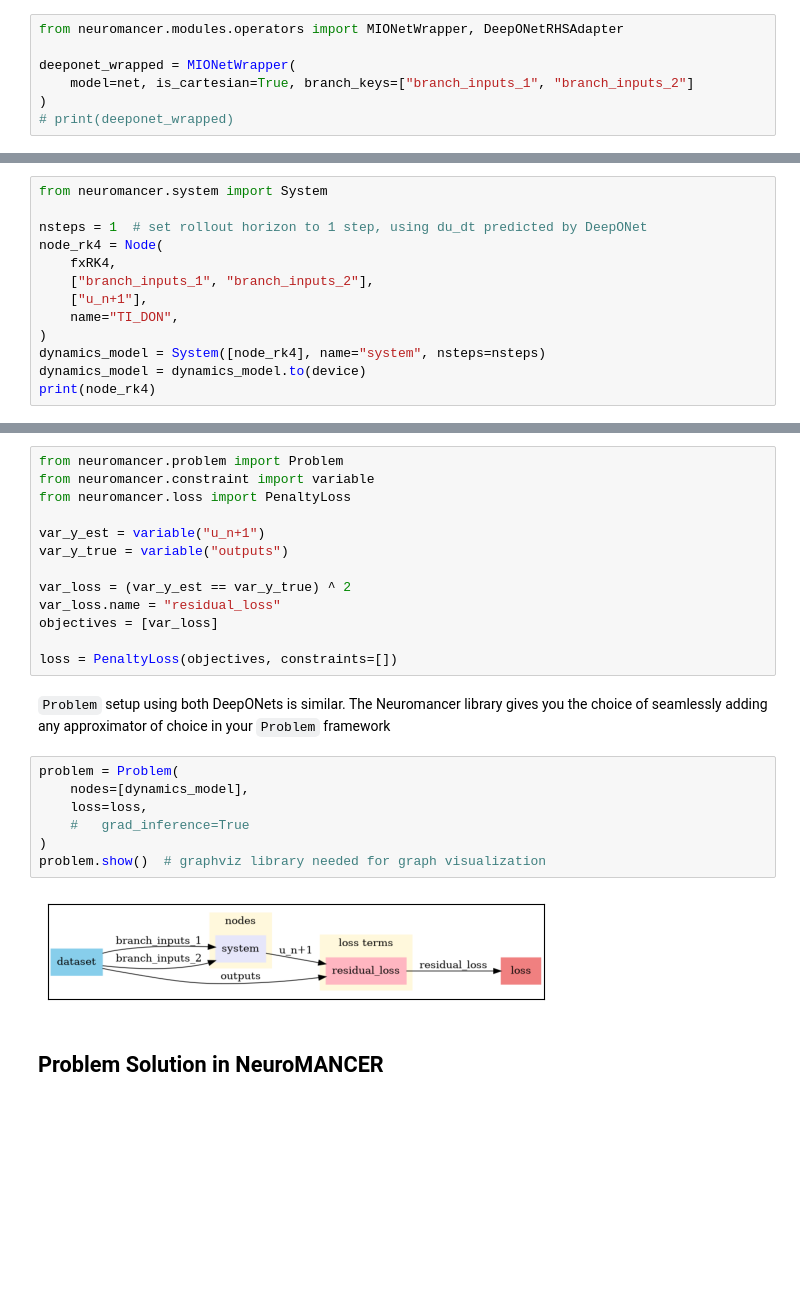
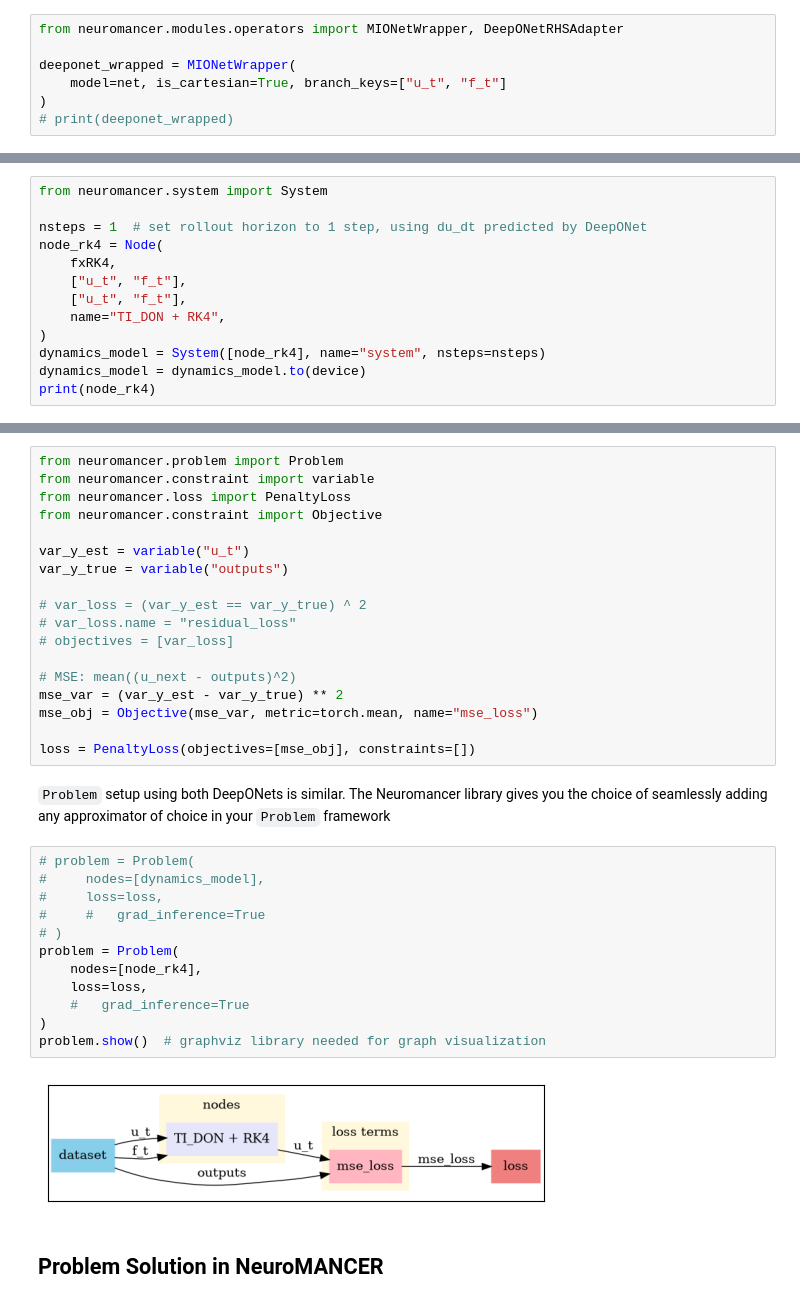
Before and after one commit to EladMichael/neuromancer, a Jupyter notebook: examples/neural_operators/Part_8_TIDON_HEAT.ipynb, the cells around one changed output, grey strips where cells are left out. Cells and saved outputs as stored; diff of their text form; blank space fills up the shorter version.

```diff
--- a/examples/neural_operators/Part_8_TIDON_HEAT.ipynb
+++ b/examples/neural_operators/Part_8_TIDON_HEAT.ipynb
@@ -247,7 +246,7 @@ A wrapper is needed for the DictDataset format to work with DeepXDE models.
 from neuromancer.modules.operators import MIONetWrapper, DeepONetRHSAdapter
 
 deeponet_wrapped = MIONetWrapper(
-    model=net, is_cartesian=True, branch_keys=["branch_inputs_1", "branch_inputs_2"]
+    model=net, is_cartesian=True, branch_keys=["u_t", "f_t"]
 )
 # print(deeponet_wrapped)
 # %%
@@ -386,9 +414,9 @@ from neuromancer.system import System
 nsteps = 1  # set rollout horizon to 1 step, using du_dt predicted by DeepONet
 node_rk4 = Node(
     fxRK4,
-    ["branch_inputs_1", "branch_inputs_2"],
-    ["u_n+1"],
-    name="TI_DON",
+    ["u_t", "f_t"],
+    ["u_t", "f_t"],
+    name="TI_DON + RK4",
 )
 dynamics_model = System([node_rk4], name="system", nsteps=nsteps)
 dynamics_model = dynamics_model.to(device)
@@ -437,26 +527,36 @@ $$\sum_{i=1}^{D}(x_i-y_i)^2$$
 from neuromancer.problem import Problem
 from neuromancer.constraint import variable
 from neuromancer.loss import PenaltyLoss
+from neuromancer.constraint import Objective
 
-var_y_est = variable("u_n+1")
+var_y_est = variable("u_t")
 var_y_true = variable("outputs")
 
-var_loss = (var_y_est == var_y_true) ^ 2
-var_loss.name = "residual_loss"
-objectives = [var_loss]
+# var_loss = (var_y_est == var_y_true) ^ 2
+# var_loss.name = "residual_loss"
+# objectives = [var_loss]
 
-loss = PenaltyLoss(objectives, constraints=[])
+# MSE: mean((u_next - outputs)^2)
+mse_var = (var_y_est - var_y_true) ** 2
+mse_obj = Objective(mse_var, metric=torch.mean, name="mse_loss")
+
+loss = PenaltyLoss(objectives=[mse_obj], constraints=[])
 # %% [markdown]
 `Problem` setup using both DeepONets is similar. The Neuromancer library gives you the choice of seamlessly adding any approximator of choice in your `Problem` framework
 # %%
+# problem = Problem(
+#     nodes=[dynamics_model],
+#     loss=loss,
+#     #   grad_inference=True
+# )
 problem = Problem(
-    nodes=[dynamics_model],
+    nodes=[node_rk4],
     loss=loss,
     #   grad_inference=True
 )
 problem.show()  # graphviz library needed for graph visualization
 # %% [output]
-[figure, old version]
+[figure, new version]
 # %% [markdown]
 ## Problem Solution in NeuroMANCER
 # %%
```
Also changed, not shown: parts of 43 cells of this notebook.
